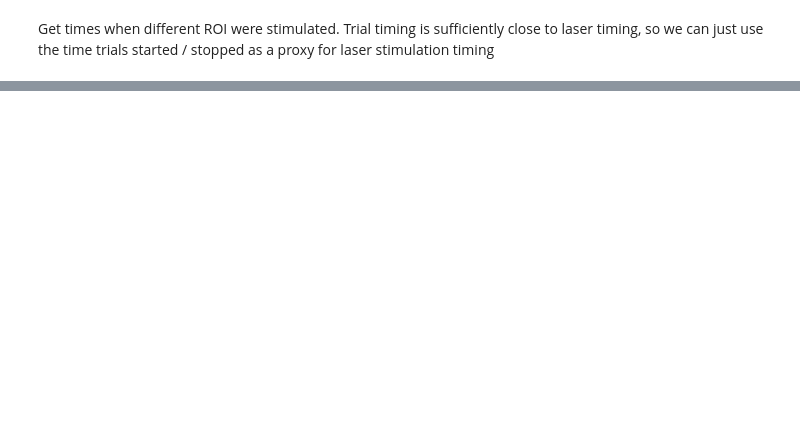
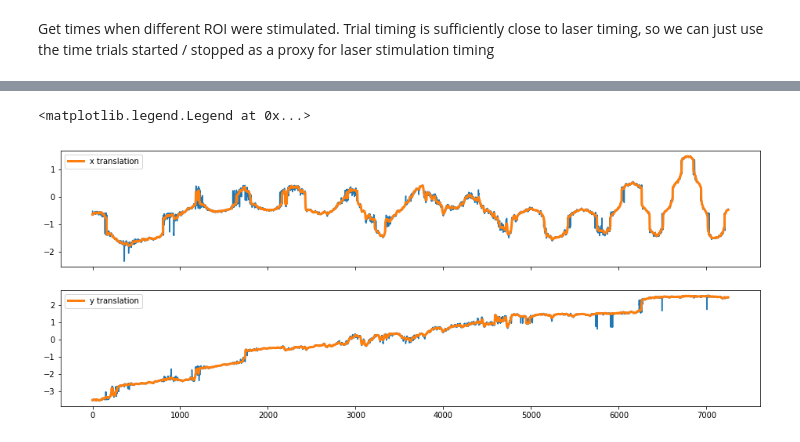
Before and after one commit to Yumuu/ngm, a Jupyter notebook: notebooks/dmd-optogenetics-triggered-averaging.ipynb, the cells around one changed output, grey strips where cells are left out. Cells and saved outputs as stored; diff of their text form; code cells hidden in the pictures; blank space fills up the shorter version.

```diff
--- a/notebooks/dmd-optogenetics-triggered-averaging.ipynb
+++ b/notebooks/dmd-optogenetics-triggered-averaging.ipynb
@@ -82,0 +141,6 @@ plt.plot(ep_dat[4])
+# %%
+plr = slice(0, None)
+ims = td.images.fromlist(fnames[plr], accessor=read_image, engine=sc, npartitions=len(fnames[plr])).median_filter(size=(1,3,3)).astype('float32')
+if bidirectional_stack:
+    from fish.image.vol import rearrange_bidirectional_stack
+    ims = ims.map(rearrange_bidirectional_stack)
@@ -82,0 +185,20 @@ plt.plot(ep_dat[4])
+# %%
+from scipy.ndimage.filters import median_filter
+fig, axs = plt.subplots(nrows=2, figsize=(16,6), sharex=True)
+x_trans_raw = affs[:, -2, -1]
+y_trans_raw = affs[:, 0, -1]
+x_trans = median_filter(x_trans_raw, size=20)
+y_trans = median_filter(y_trans_raw, size=20)
+z_trans = np.zeros(x_trans.shape)
+trans = np.vstack([z_trans, y_trans, x_trans])
+
+axs[0].plot(x_trans_raw)
+axs[0].plot(x_trans, linewidth=3, label = 'x translation')
+axs[0].legend()
+axs[1].plot(y_trans_raw)
+axs[1].plot(y_trans, linewidth=3, label = 'y translation')
+axs[1].legend()
+#axs[1].set_xlim(4250, 4280)
+# %% [output]
+<matplotlib.legend.Legend at 0x...>
+[figure, added]
```
Also changed, not shown: parts of 25 cells of this notebook, 18 other files.
